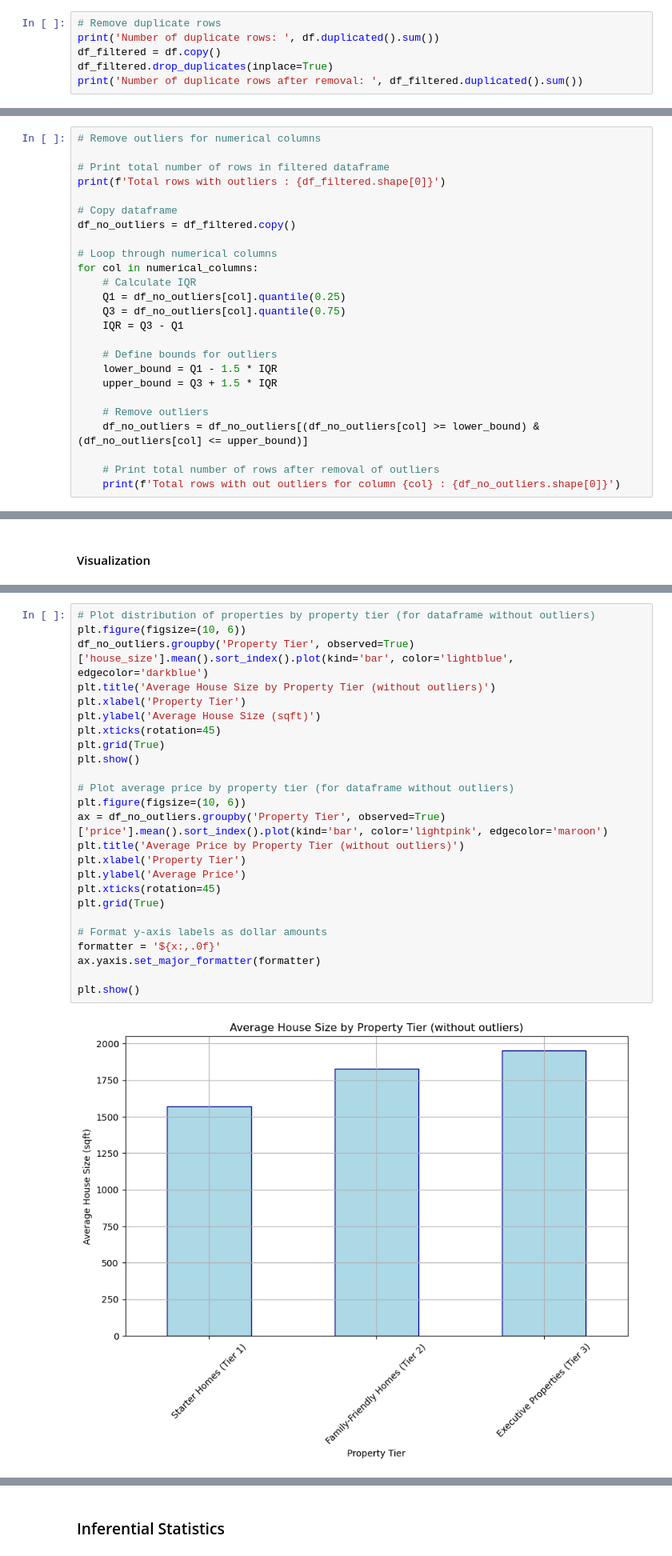
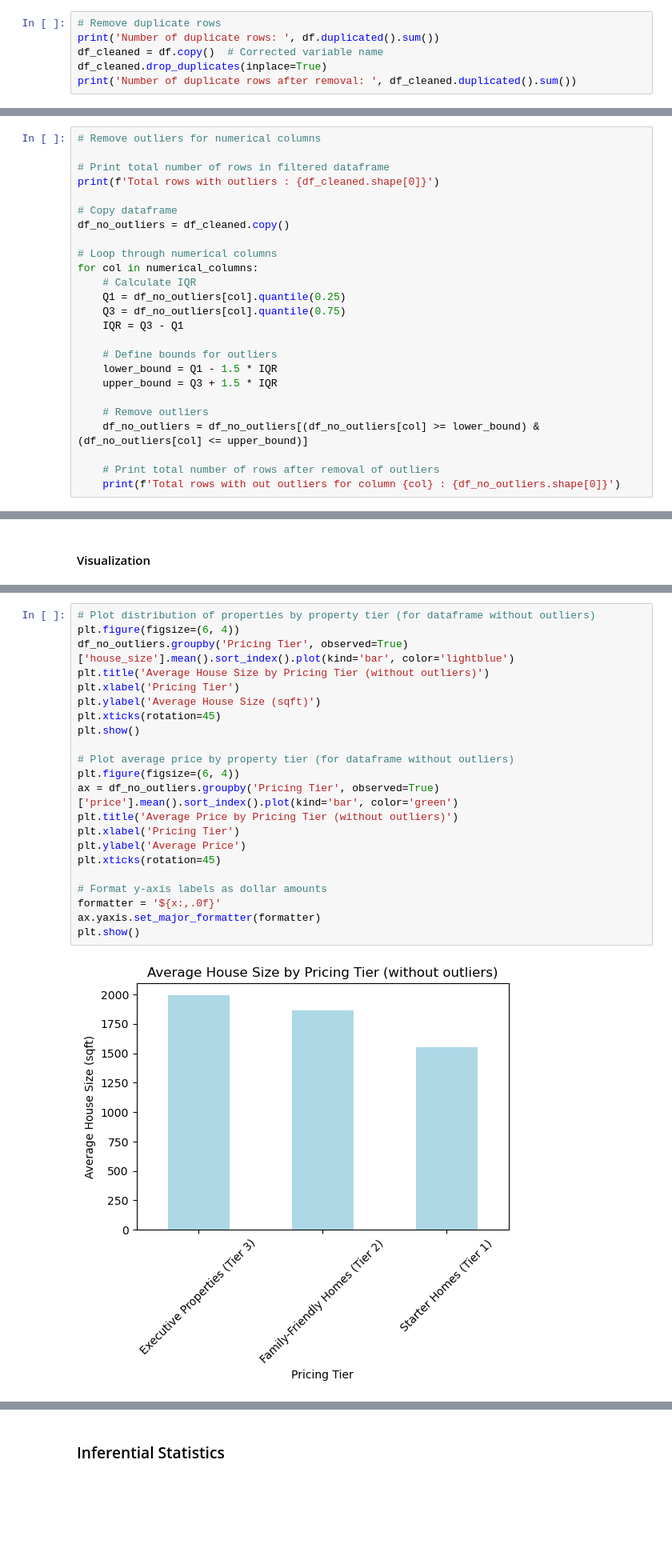
Before and after one commit to oxayavongsa/aai-501-final-team-4, a Jupyter notebook: Final_Team_4_Real_Estate_Clean.ipynb, the cells around one changed output, grey strips where cells are left out. Shown at 80% size. Saved outputs shown, nothing was run; the diff lists cells and outputs as text; blank space fills up the shorter version.

```diff
--- a/Final_Team_4_Real_Estate_Clean.ipynb
+++ b/Final_Team_4_Real_Estate_Clean.ipynb
@@ -191,7 +205,7 @@ Luxury Estates (Tier 4): High-end properties above $1,000,000, offering expansiv
 # %%
 # Remove duplicate rows
 print('Number of duplicate rows: ', df.duplicated().sum())
-df_filtered = df.copy()
-df_filtered.drop_duplicates(inplace=True)
-print('Number of duplicate rows after removal: ', df_filtered.duplicated().sum())
+df_cleaned = df.copy()  # Corrected variable name
+df_cleaned.drop_duplicates(inplace=True)
+print('Number of duplicate rows after removal: ', df_cleaned.duplicated().sum())
 # %% [output]
@@ -321,10 +339,10 @@ plt.show()
 # Remove outliers for numerical columns
 
 # Print total number of rows in filtered dataframe
-print(f'Total rows with outliers : {df_filtered.shape[0]}')
+print(f'Total rows with outliers : {df_cleaned.shape[0]}')
 
 # Copy dataframe
-df_no_outliers = df_filtered.copy()
+df_no_outliers = df_cleaned.copy()
 
 # Loop through numerical columns
 for col in numerical_columns:
@@ -520,27 +541,24 @@ bed bath
 # %%
 # Plot distribution of properties by property tier (for dataframe without outliers)
-plt.figure(figsize=(10, 6))
-df_no_outliers.groupby('Property Tier', observed=True)['house_size'].mean().sort_index().plot(kind='bar', color='lightblue', edgecolor='darkblue')
-plt.title('Average House Size by Property Tier (without outliers)')
-plt.xlabel('Property Tier')
+plt.figure(figsize=(6, 4))
+df_no_outliers.groupby('Pricing Tier', observed=True)['house_size'].mean().sort_index().plot(kind='bar', color='lightblue')
+plt.title('Average House Size by Pricing Tier (without outliers)')
+plt.xlabel('Pricing Tier')
 plt.ylabel('Average House Size (sqft)')
 plt.xticks(rotation=45)
-plt.grid(True)
 plt.show()
 
 # Plot average price by property tier (for dataframe without outliers)
-plt.figure(figsize=(10, 6))
-ax = df_no_outliers.groupby('Property Tier', observed=True)['price'].mean().sort_index().plot(kind='bar', color='lightpink', edgecolor='maroon')
-plt.title('Average Price by Property Tier (without outliers)')
-plt.xlabel('Property Tier')
+plt.figure(figsize=(6, 4))
+ax = df_no_outliers.groupby('Pricing Tier', observed=True)['price'].mean().sort_index().plot(kind='bar', color='green')
+plt.title('Average Price by Pricing Tier (without outliers)')
+plt.xlabel('Pricing Tier')
 plt.ylabel('Average Price')
 plt.xticks(rotation=45)
-plt.grid(True)
 
 # Format y-axis labels as dollar amounts
 formatter = '${x:,.0f}'
 ax.yaxis.set_major_formatter(formatter)
-
 plt.show()
 # %% [output]
-[figure, old version]
+[figure, new version]
```
Also changed, not shown: parts of 41 cells of this notebook.
